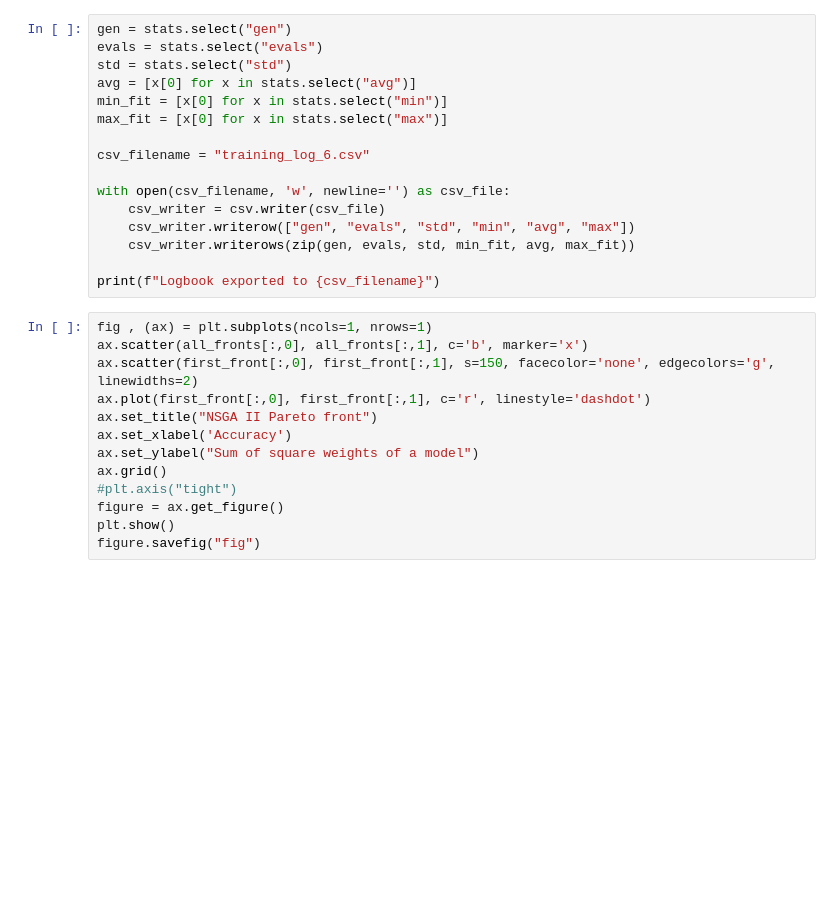
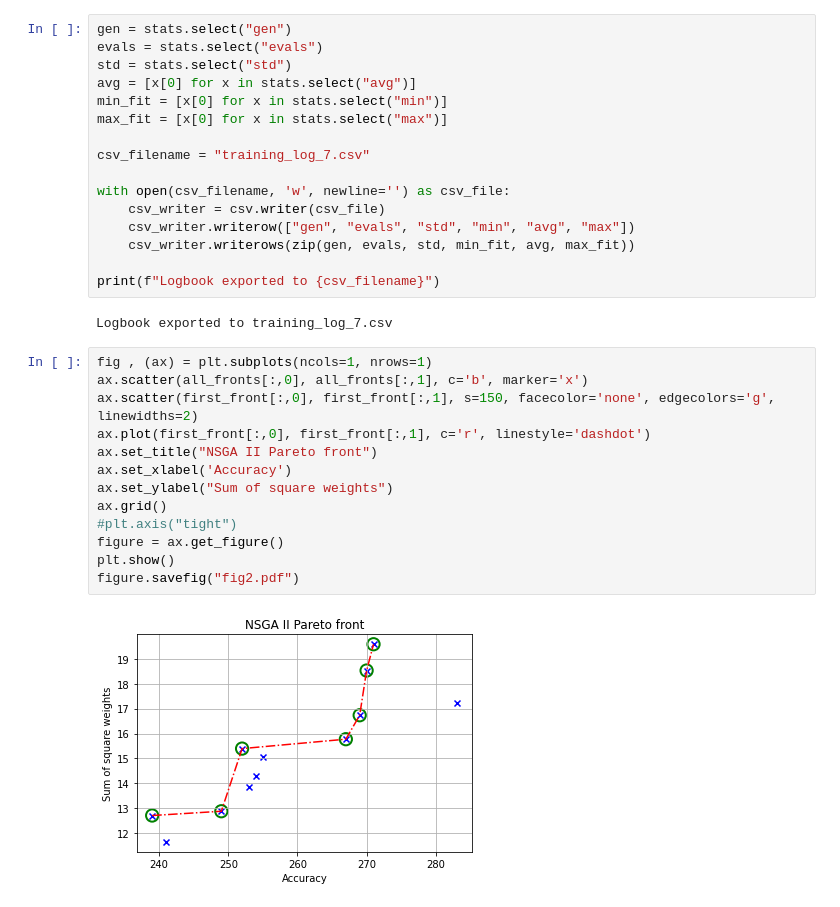
Before and after one commit to AnnaM-C/GA-PSO-Hybrid-Optimization-Computational-Intelligence, a Jupyter notebook: Final Models/NSGA2/NSGA2-MultiFitness.ipynb, the cells around one changed output. Drawn from its saved outputs; the diff is of its cells as text; blank space fills up the shorter version.

```diff
--- a/Final Models/NSGA2/NSGA2-MultiFitness.ipynb
+++ b/Final Models/NSGA2/NSGA2-MultiFitness.ipynb
@@ -349,7 +351,7 @@ avg = [x[0] for x in stats.select("avg")]
 min_fit = [x[0] for x in stats.select("min")]
 max_fit = [x[0] for x in stats.select("max")]
 
-csv_filename = "training_log_6.csv"
+csv_filename = "training_log_7.csv"
 
 with open(csv_filename, 'w', newline='') as csv_file:
     csv_writer = csv.writer(csv_file)
@@ -357,19 +359,23 @@ with open(csv_filename, 'w', newline='') as csv_file:
     csv_writer.writerows(zip(gen, evals, std, min_fit, avg, max_fit))
 
 print(f"Logbook exported to {csv_filename}")
+# %% [output]
+Logbook exported to training_log_7.csv
 # %%
 fig , (ax) = plt.subplots(ncols=1, nrows=1)
 ax.scatter(all_fronts[:,0], all_fronts[:,1], c='b', marker='x')
 ax.scatter(first_front[:,0], first_front[:,1], s=150, facecolor='none', edgecolors='g', linewidths=2)
 ax.plot(first_front[:,0], first_front[:,1], c='r', linestyle='dashdot')
 ax.set_title("NSGA II Pareto front")
 ax.set_xlabel('Accuracy')
-ax.set_ylabel("Sum of square weights of a model")
+ax.set_ylabel("Sum of square weights")
 ax.grid()
 #plt.axis("tight")
 figure = ax.get_figure()
 plt.show()
-figure.savefig("fig")
+figure.savefig("fig2.pdf")
+# %% [output]
+[figure, added]
 # %%
 print("All fronts, ", all_fronts)
 print("First front, ", first_front)
```
Also changed, not shown: parts of 3 cells of this notebook, 12 other files.
